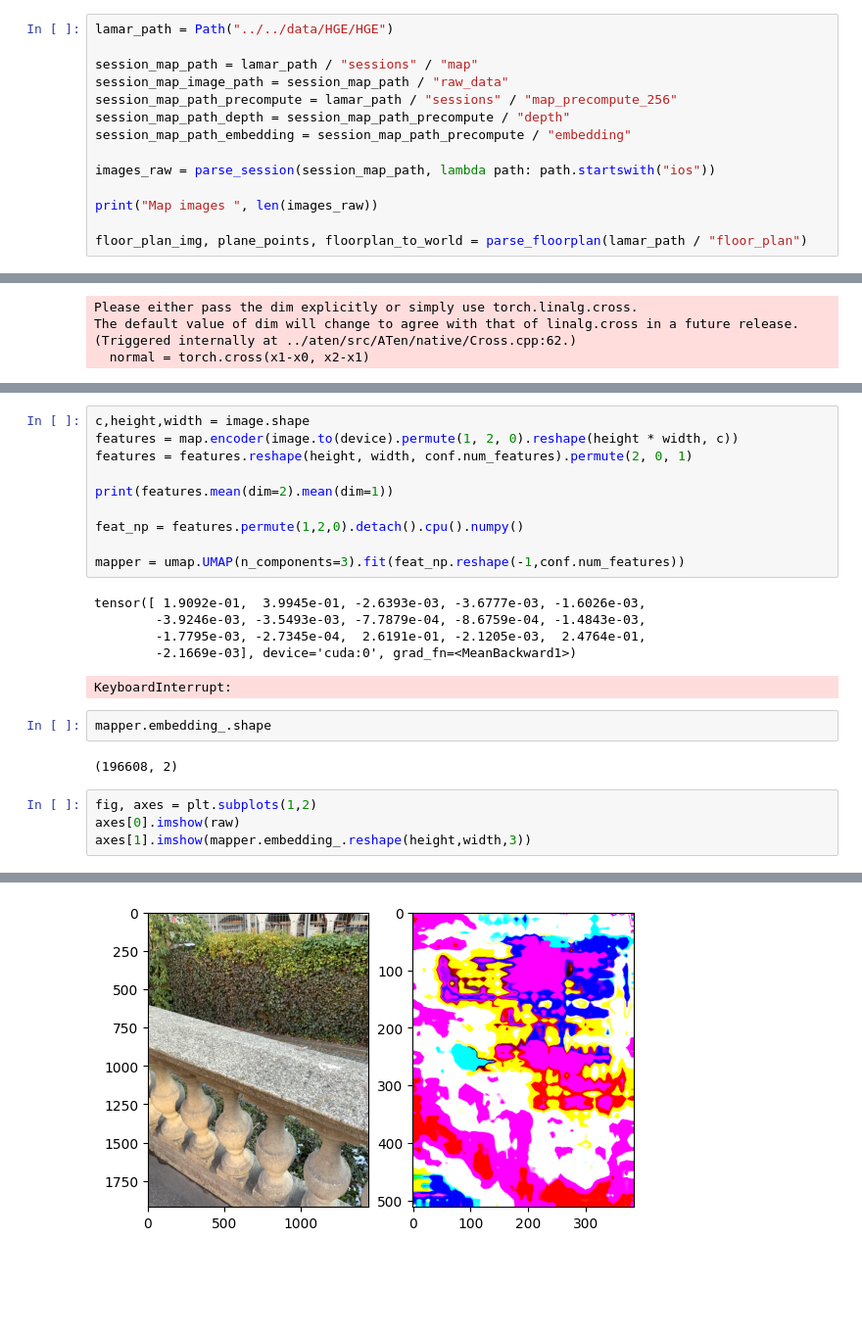
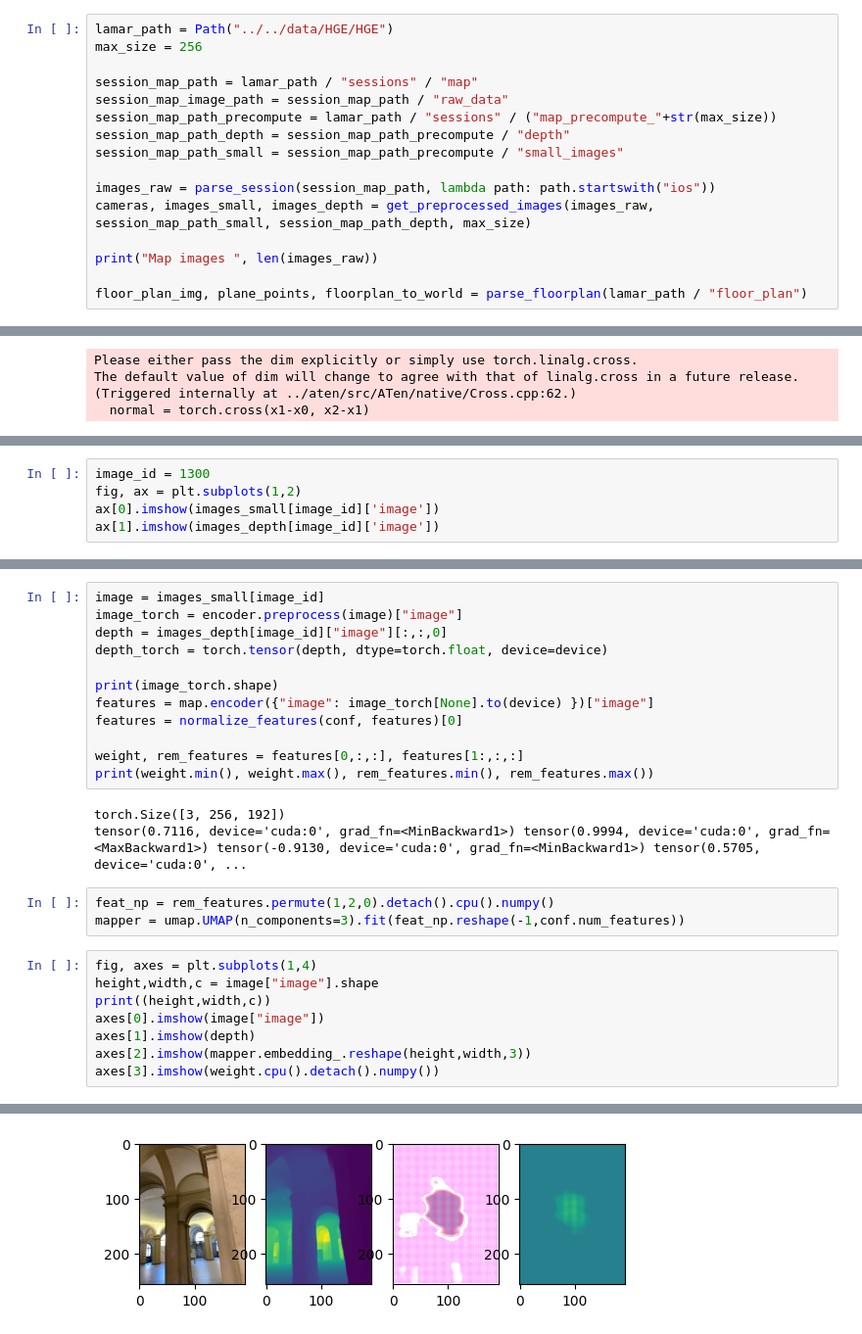
Before and after one commit to CompilerLuke/NeuralPlanes, a Jupyter notebook: NeuralPlanes/pipeline/eval.ipynb, the cells around one changed output, grey strips where cells are left out. Shown at 98% size. Drawn from its saved outputs; the diff is of its cells as text; blank space fills up the shorter version.

```diff
--- a/NeuralPlanes/pipeline/eval.ipynb
+++ b/NeuralPlanes/pipeline/eval.ipynb
@@ -17,14 +20,16 @@ import umap
 device = select_device()
 # %%
 lamar_path = Path("../../data/HGE/HGE")
+max_size = 256
 
 session_map_path = lamar_path / "sessions" / "map"
 session_map_image_path = session_map_path / "raw_data"
-session_map_path_precompute = lamar_path / "sessions" / "map_precompute_256"
+session_map_path_precompute = lamar_path / "sessions" / ("map_precompute_"+str(max_size))
 session_map_path_depth = session_map_path_precompute / "depth"
-session_map_path_embedding = session_map_path_precompute / "embedding"
+session_map_path_small = session_map_path_precompute / "small_images"
 
 images_raw = parse_session(session_map_path, lambda path: path.startswith("ios"))
+cameras, images_small, images_depth = get_preprocessed_images(images_raw, session_map_path_small, session_map_path_depth, max_size)
 
 print("Map images ", len(images_raw))
 
@@ -134,0 +97,5 @@ torch.Size([21, 512, 384]) torch.Size([512, 384]) tensor(0.0512) tensor(29.9688)
+# %%
+image_id = 1300
+fig, ax = plt.subplots(1,2)
+ax[0].imshow(images_small[image_id]['image'])
+ax[1].imshow(images_depth[image_id]['image'])
@@ -135,26 +105,28 @@ torch.Size([21, 512, 384]) torch.Size([512, 384]) tensor(0.0512) tensor(29.9688)
+# %%
+image = images_small[image_id]
+image_torch = encoder.preprocess(image)["image"]
+depth = images_depth[image_id]["image"][:,:,0]
+depth_torch = torch.tensor(depth, dtype=torch.float, device=device)
+
+print(image_torch.shape)
+features = map.encoder({"image": image_torch[None].to(device) })["image"]
+features = normalize_features(conf, features)[0]
+
+weight, rem_features = features[0,:,:], features[1:,:,:]
+print(weight.min(), weight.max(), rem_features.min(), rem_features.max())
+# %% [output]
+torch.Size([3, 256, 192])
+tensor(0.7116, device='cuda:0', grad_fn=<MinBackward1>) tensor(0.9994, device='cuda:0', grad_fn=<MaxBackward1>) tensor(-0.9130, device='cuda:0', grad_fn=<MinBackward1>) tensor(0.5705, device='cuda:0', ...
 # %%
-c,height,width = image.shape
-features = map.encoder(image.to(device).permute(1, 2, 0).reshape(height * width, c))
-features = features.reshape(height, width, conf.num_features).permute(2, 0, 1)
-
-print(features.mean(dim=2).mean(dim=1))
-
-feat_np = features.permute(1,2,0).detach().cpu().numpy()
-
+feat_np = rem_features.permute(1,2,0).detach().cpu().numpy()
 mapper = umap.UMAP(n_components=3).fit(feat_np.reshape(-1,conf.num_features))
-# %% [output]
-tensor([ 1.9092e-01,  3.9945e-01, -2.6393e-03, -3.6777e-03, -1.6026e-03,
-        -3.9246e-03, -3.5493e-03, -7.7879e-04, -8.6759e-04, -1.4843e-03,
-        -1.7795e-03, -2.7345e-04,  2.6191e-01, -2.1205e-03,  2.4764e-01,
-        -2.1669e-03], device='cuda:0', grad_fn=<MeanBackward1>)
-KeyboardInterrupt:
-# %%
-mapper.embedding_.shape
-# %% [output]
-(196608, 2)
 # %%
-fig, axes = plt.subplots(1,2)
-axes[0].imshow(raw)
-axes[1].imshow(mapper.embedding_.reshape(height,width,3))
+fig, axes = plt.subplots(1,4)
+height,width,c = image["image"].shape
+print((height,width,c))
+axes[0].imshow(image["image"])
+axes[1].imshow(depth)
+axes[2].imshow(mapper.embedding_.reshape(height,width,3))
+axes[3].imshow(weight.cpu().detach().numpy())
 # %% [output]
 Clipping input data to the valid range for imshow with RGB data ([0..1] for floats or [0..255] for integers).
@@ -162,2 +135,2 @@ Clipping input data to the valid range for imshow with RGB data ([0..1] for floa
-[figure, old version]
+[figure, new version]
 # %%
```
Also changed, not shown: parts of 11 cells of this notebook, 11 other files.
